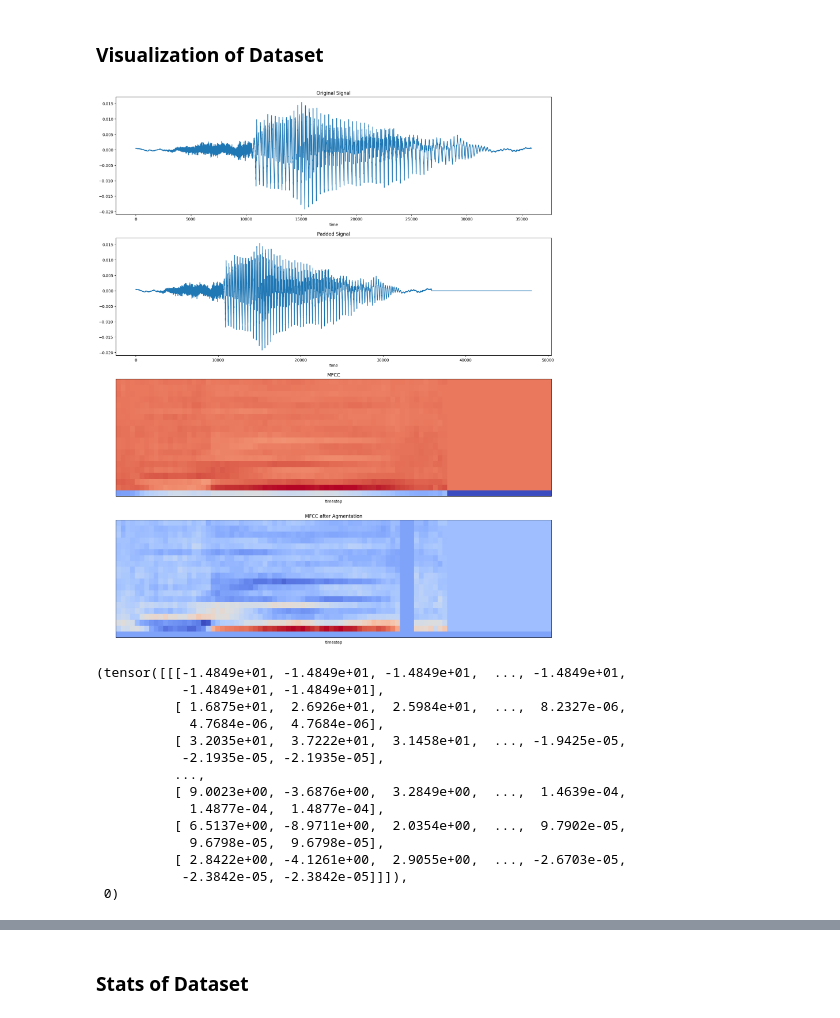
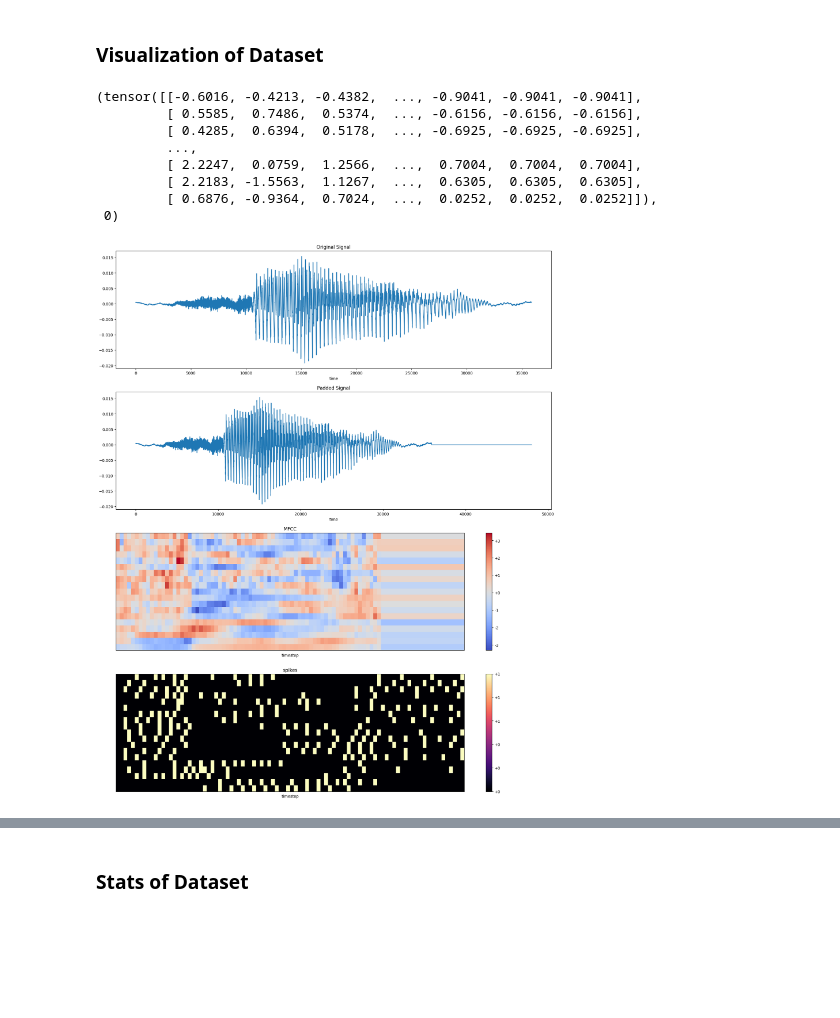
Before and after one commit to lcy0x1/23W-594BB, a Jupyter notebook: project/python/data_processing/visualization&stats.ipynb, the cells around one changed output, grey strips where cells are left out. Cells and saved outputs as stored; diff of their text form; code cells hidden in the pictures; blank space fills up the shorter version.

Commit message:
fix spike gen

```diff
--- a/project/python/data_processing/visualization&stats.ipynb
+++ b/project/python/data_processing/visualization&stats.ipynb
@@ -106,6 +106,7 @@ class AudioHandler:
             spec = transforms.MFCC(sample_rate=48000,
                                    n_mfcc=n_mfcc,
                                    melkwargs=melkwargs)(signal)
+            spec = spec[:,1:,:]
 
         else:
             spec = transforms.MelSpectrogram(sample_rate=48000, n_fft=n_fft,
@@ -145,6 +146,27 @@ class AudioHandler:
 The dataset is fairly large and it is actaually more convinent to not store the entire dataset in memory (at least on Kaggle). Instead we create an indexed dictionary of the filenames and load only a batch at a time into memory.
 
 When we create the dataloaders we will use multiple workers which will speed up training since each bactch will be loaded prior to training beginning.
+# %%
+class SpikeGenerator:
+
+    def __init__(self, scale, sp, sn, decay):
+        self.scale = scale
+        self.sp = sp
+        self.sn = sn
+        self.decay = decay
+
+    def transform(self, _, x):
+        x = x.permute(2, 0, 1)
+        max_t, batch_size, channel = x.size()
+        x = torch.clamp((x + self.sn) / (self.sp + self.sn), 0, 1) * self.scale
+        mem = torch.zeros((batch_size, channel))
+        record = []
+        for t in range(max_t):
+            mem = (mem + x[t]) * self.decay
+            out = 1 * (mem > 1)
+            mem = mem - out
+            record.append(out)
+        return torch.stack(record)
 # %%
 from torch.utils.data import DataLoader, Dataset, random_split
 
@@ -219,24 +248,18 @@ class AudioMNIST(Dataset):
 # %% [markdown]
 ### Visualization of Dataset
 # %%
-dataset_mfcc = AudioMNIST(DATAPATH, visualization=True,mfcc=True)
+dataset_mfcc = AudioMNIST(DATAPATH, visualization=True,spkgen = SpikeGenerator(1,3,1,0.9), mfcc=True)
 dataset_mfcc[0]
 # %% [output]
+(tensor([[-0.6016, -0.4213, -0.4382,  ..., -0.9041, -0.9041, -0.9041],
+         [ 0.5585,  0.7486,  0.5374,  ..., -0.6156, -0.6156, -0.6156],
+         [ 0.4285,  0.6394,  0.5178,  ..., -0.6925, -0.6925, -0.6925],
+         ...,
+         [ 2.2247,  0.0759,  1.2566,  ...,  0.7004,  0.7004,  0.7004],
+         [ 2.2183, -1.5563,  1.1267,  ...,  0.6305,  0.6305,  0.6305],
+         [ 0.6876, -0.9364,  0.7024,  ...,  0.0252,  0.0252,  0.0252]]),
+ 0)
-[figure, old version]
+[figure, new version]
-(tensor([[[-1.4849e+01, -1.4849e+01, -1.4849e+01,  ..., -1.4849e+01,
-           -1.4849e+01, -1.4849e+01],
-          [ 1.6875e+01,  2.6926e+01,  2.5984e+01,  ...,  8.2327e-06,
-            4.7684e-06,  4.7684e-06],
-          [ 3.2035e+01,  3.7222e+01,  3.1458e+01,  ..., -1.9425e-05,
-           -2.1935e-05, -2.1935e-05],
-          ...,
-          [ 9.0023e+00, -3.6876e+00,  3.2849e+00,  ...,  1.4639e-04,
-            1.4877e-04,  1.4877e-04],
-          [ 6.5137e+00, -8.9711e+00,  2.0354e+00,  ...,  9.7902e-05,
-            9.6798e-05,  9.6798e-05],
-          [ 2.8422e+00, -4.1261e+00,  2.9055e+00,  ..., -2.6703e-05,
-           -2.3842e-05, -2.3842e-05]]]),
- 0)
 # %%
 dataset_mel = AudioMNIST(DATAPATH, visualization=True,mfcc=False)
 dataset_mel[0]
```
Also changed, not shown: parts of 2 cells of this notebook, 4 other files.
